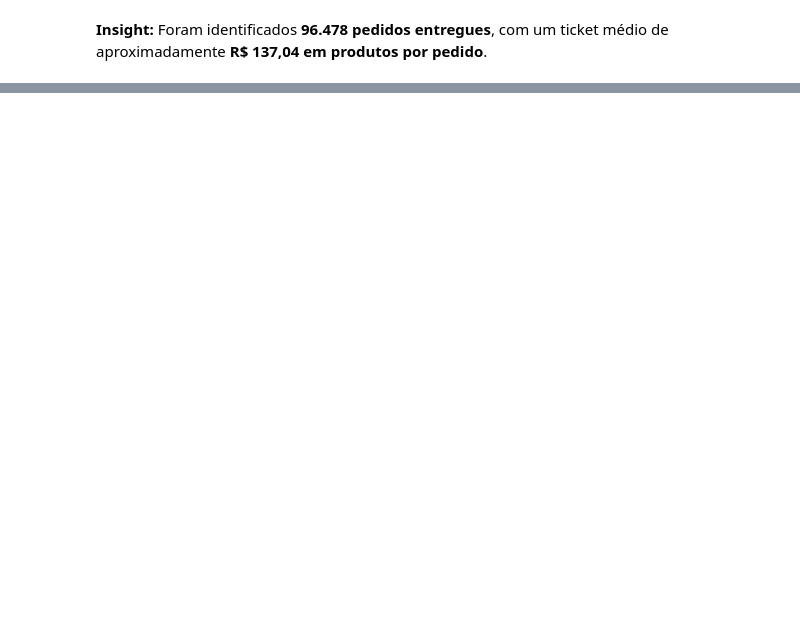
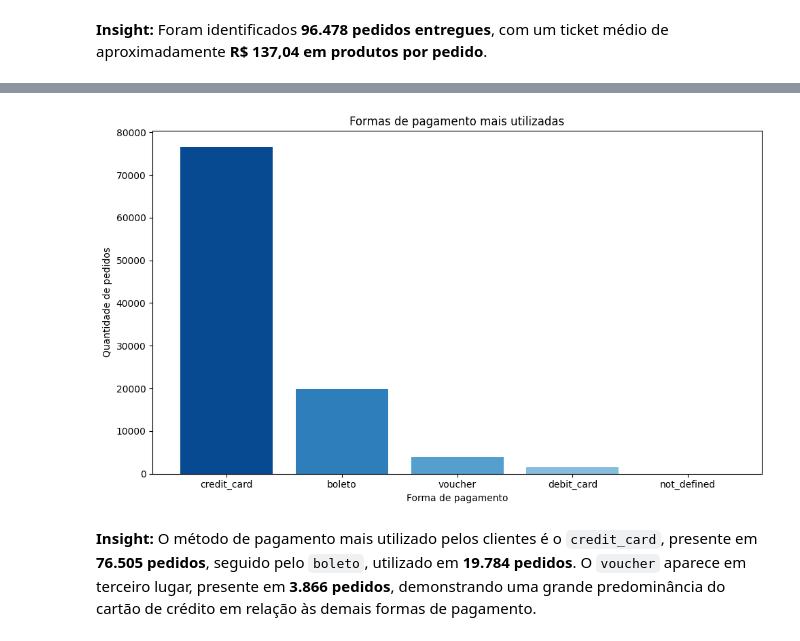
Before and after one commit to gsrizzo/analise-ecommerce-olist, a Jupyter notebook: notebooks/03_analise_exploratoria.ipynb, the cells around one changed output, grey strips where cells are left out. Saved outputs shown, nothing was run; the diff lists cells and outputs as text; code cells hidden in the pictures; blank space fills up the shorter version.

```diff
--- a/notebooks/03_analise_exploratoria.ipynb
+++ b/notebooks/03_analise_exploratoria.ipynb
@@ -129,0 +259,4 @@ Ticket Médio: R$137.04
+# %%
+df_formas_pagamento = df_pagamentos.groupby("payment_type")["order_id"].nunique().sort_values(ascending=False).reset_index()
+
+df_formas_pagamento
@@ -129,0 +270,16 @@ Ticket Médio: R$137.04
+# %%
+plt.figure(figsize=(10, 6))
+
+plt.bar(df_formas_pagamento["payment_type"],df_formas_pagamento["order_id"], color=['#084a91', '#2e7ebc','#549fcd','#87bddc','#b7d4ea'])
+
+plt.title("Formas de pagamento mais utilizadas")
+plt.xlabel("Forma de pagamento")
+plt.ylabel("Quantidade de pedidos")
+
+plt.tight_layout()
+
+plt.show()
+# %% [output]
+[figure, added]
+# %% [markdown]
+**Insight:** O método de pagamento mais utilizado pelos clientes é o `credit_card`, presente em **76.505 pedidos**, seguido pelo `boleto`, utilizado em **19.784 pedidos**. O `voucher` aparece em terceiro lugar, presente em **3.866 pedidos**, demonstrando uma grande predominância do cartão de crédito em relação às demais formas de pagamento.
```
Also changed, not shown: parts of 32 cells of this notebook.
